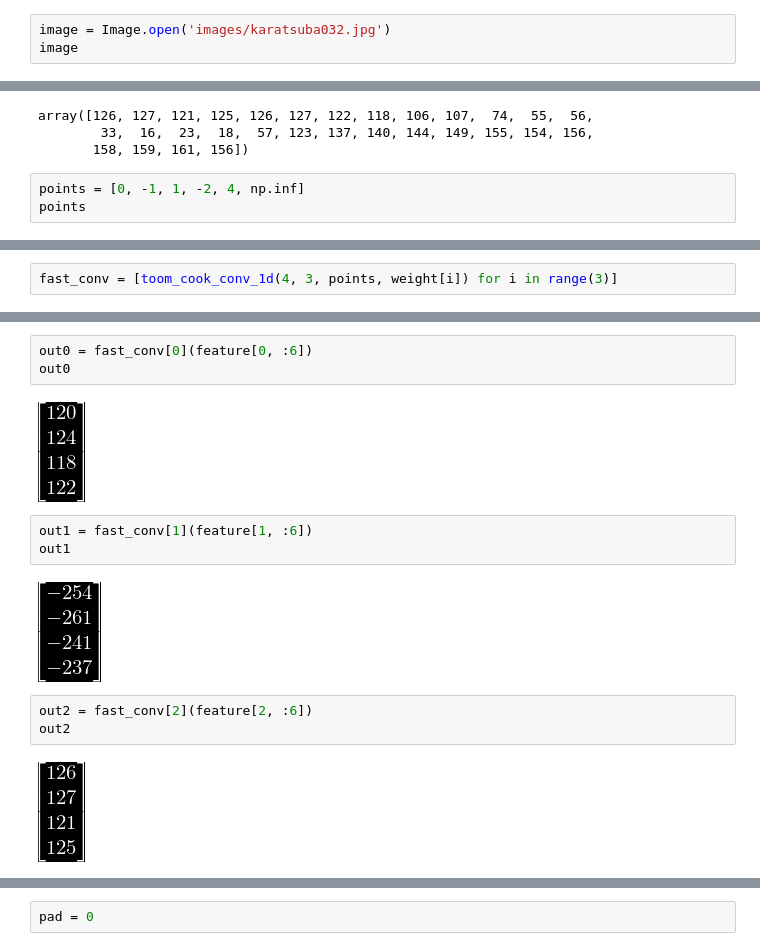
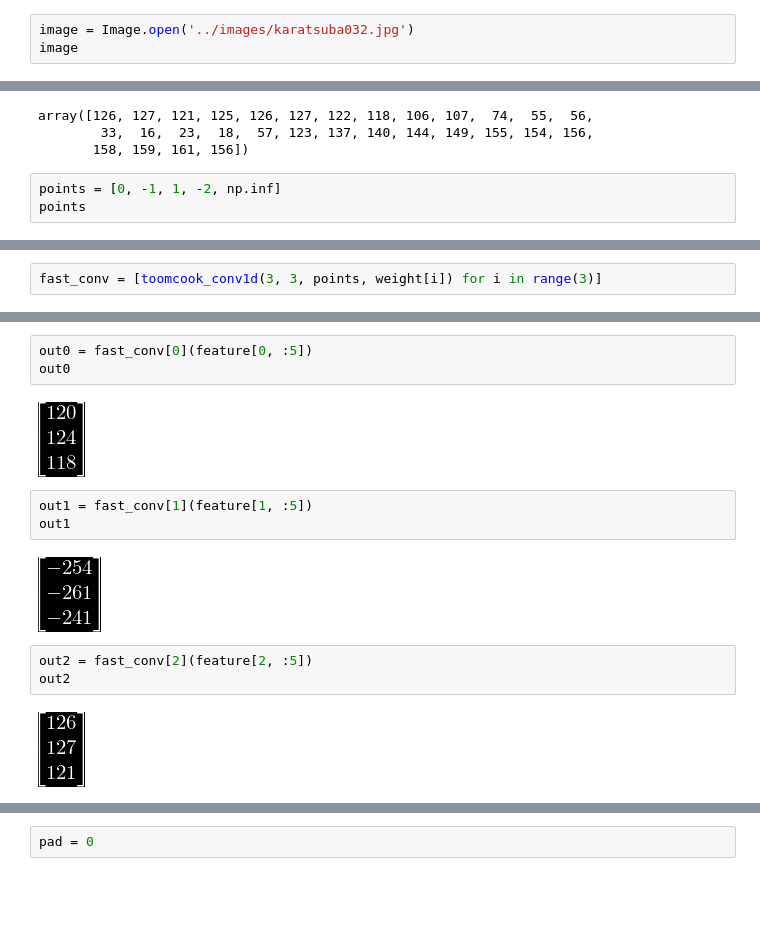
Before and after one commit to tarsioonofrio/fast-convolution-rtl, a Jupyter notebook: notebooks/convolve_comparsion.ipynb, the cells around one changed output, grey strips where cells are left out. Drawn from its saved outputs; the diff is of its cells as text; blank space fills up the shorter version.

```diff
--- a/notebooks/convolve_comparsion.ipynb
+++ b/notebooks/convolve_comparsion.ipynb
@@ -20,7 +21,7 @@ init_printing(use_latex='png', forecolor='White', backcolor='Black')
 Lets do a really basic test to compare naive with fast convolution
 The input feature will be a simple 5x5 matrix and the output will be a 3x3 matrix
 # %%
-image = Image.open('images/karatsuba032.jpg')
+image = Image.open('../images/karatsuba032.jpg')
 image
 # %% [output]
 [figure]
@@ -103,6 +104,6 @@ array([126, 127, 121, 125, 126, 127, 122, 118, 106, 107,  74,  55,  56,
         33,  16,  23,  18,  57, 123, 137, 140, 144, 149, 155, 154, 156,
        158, 159, 161, 156])
 # %%
-points = [0, -1, 1, -2, 4, np.inf]
+points = [0, -1, 1, -2, np.inf]
 points
 # %% [output]
@@ -110,2 +111,2 @@ points
 # %%
-fast_conv = [toom_cook_conv_1d(4, 3, points, weight[i]) for i in range(3)]
+fast_conv = [toomcook_conv1d(3, 3, points, weight[i]) for i in range(3)]
@@ -112,18 +118,18 @@ fast_conv = [toom_cook_conv_1d(4, 3, points, weight[i]) for i in range(3)]
 # %%
-out0 = fast_conv[0](feature[0, :6])
+out0 = fast_conv[0](feature[0, :5])
 out0
 # %% [output]
-[figure, old version]
+[figure, new version]
 # %%
-out1 = fast_conv[1](feature[1, :6])
+out1 = fast_conv[1](feature[1, :5])
 out1
 # %% [output]
-[figure, old version]
+[figure, new version]
 # %%
-out2 = fast_conv[2](feature[2, :6])
+out2 = fast_conv[2](feature[2, :5])
 out2
 # %% [output]
-[figure, old version]
+[figure, new version]
 # %%
 out0 + out1 + out2
 # %% [output]
```
Also changed, not shown: parts of 9 cells of this notebook, 3 other files.
